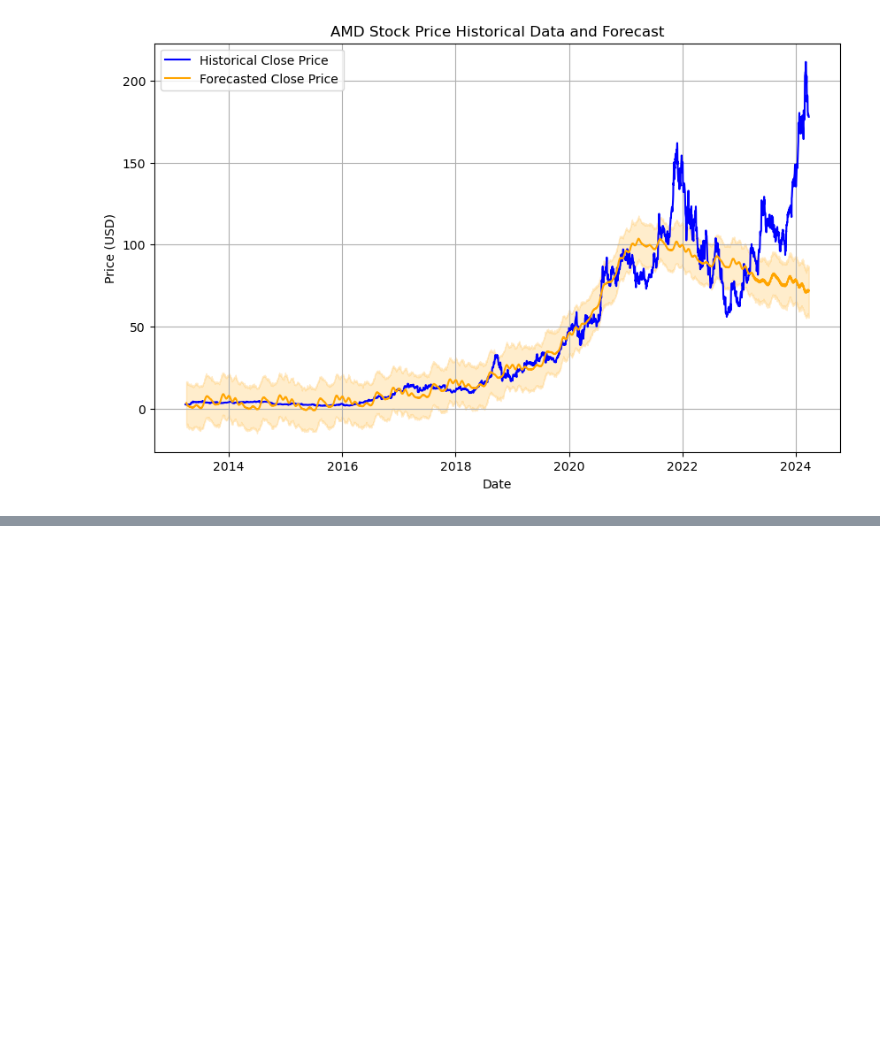
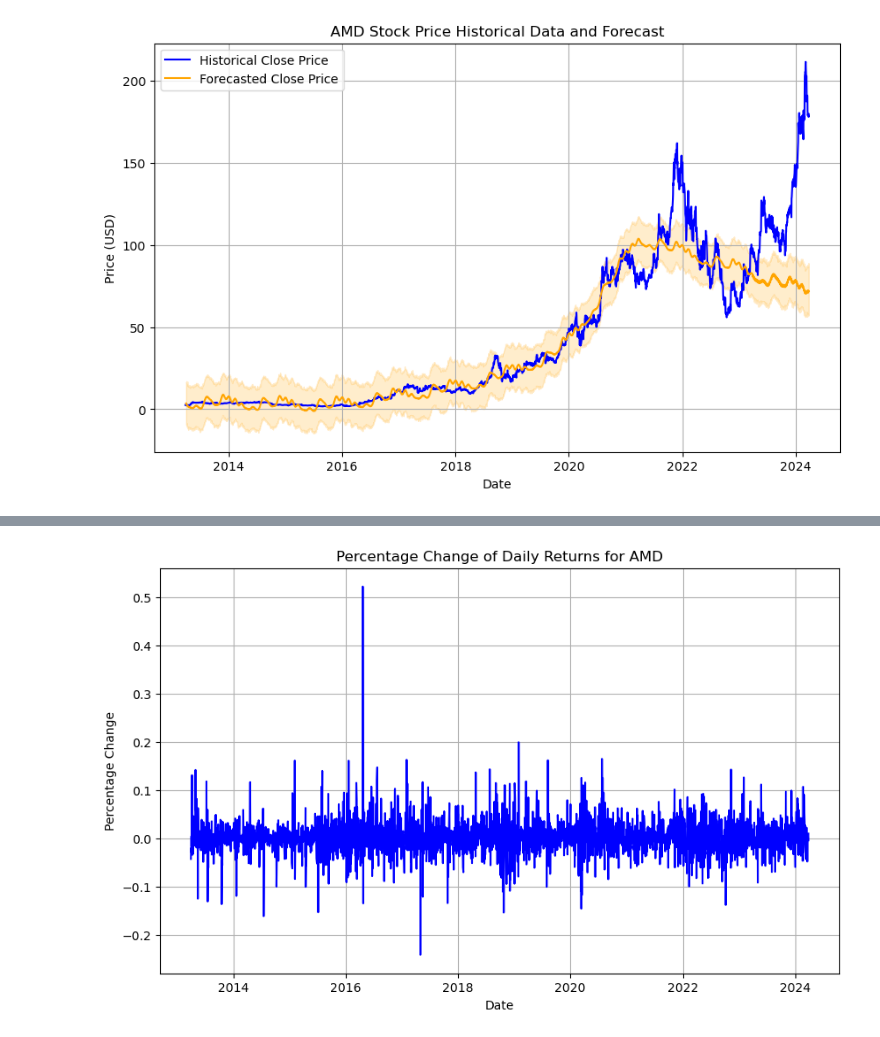
Before and after one commit to SAG-GithubApprentice/Project_2, a Jupyter notebook: Prophet_Predictions/AMD_Prediction.ipynb, the cells around one changed output, grey strips where cells are left out. Drawn from its saved outputs; the diff is of its cells as text; code cells hidden in the pictures; blank space fills up the shorter version.

```diff
--- a/Prophet_Predictions/AMD_Prediction.ipynb
+++ b/Prophet_Predictions/AMD_Prediction.ipynb
@@ -130,0 +162,19 @@ plt.show()
+# %%
+import matplotlib.pyplot as plt
+
+# Calculate the percentage change of daily returns
+daily_returns = amd_data['Adj Close'].pct_change()
+
+# Drop the first row since it will have NaN value as there is no previous day for the first day
+daily_returns = daily_returns.dropna()
+
+# Plot the percentage change of daily returns
+plt.figure(figsize=(10, 6))
+plt.plot(daily_returns.index, daily_returns.values, color='blue')
+plt.title('Percentage Change of Daily Returns for AMD')
+plt.xlabel('Date')
+plt.ylabel('Percentage Change')
+plt.grid(True)
+plt.show()
+# %% [output]
+[figure, added]
```
Also changed, not shown: parts of 5 cells of this notebook, 4 other files.
